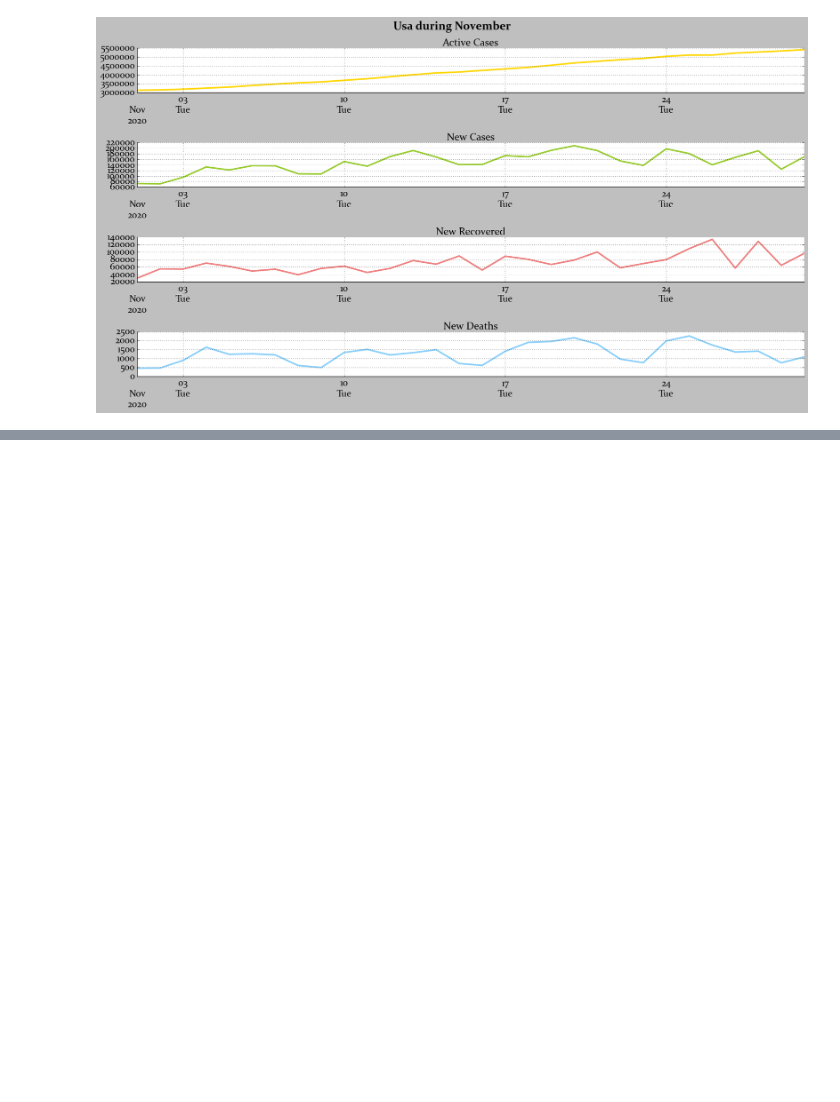
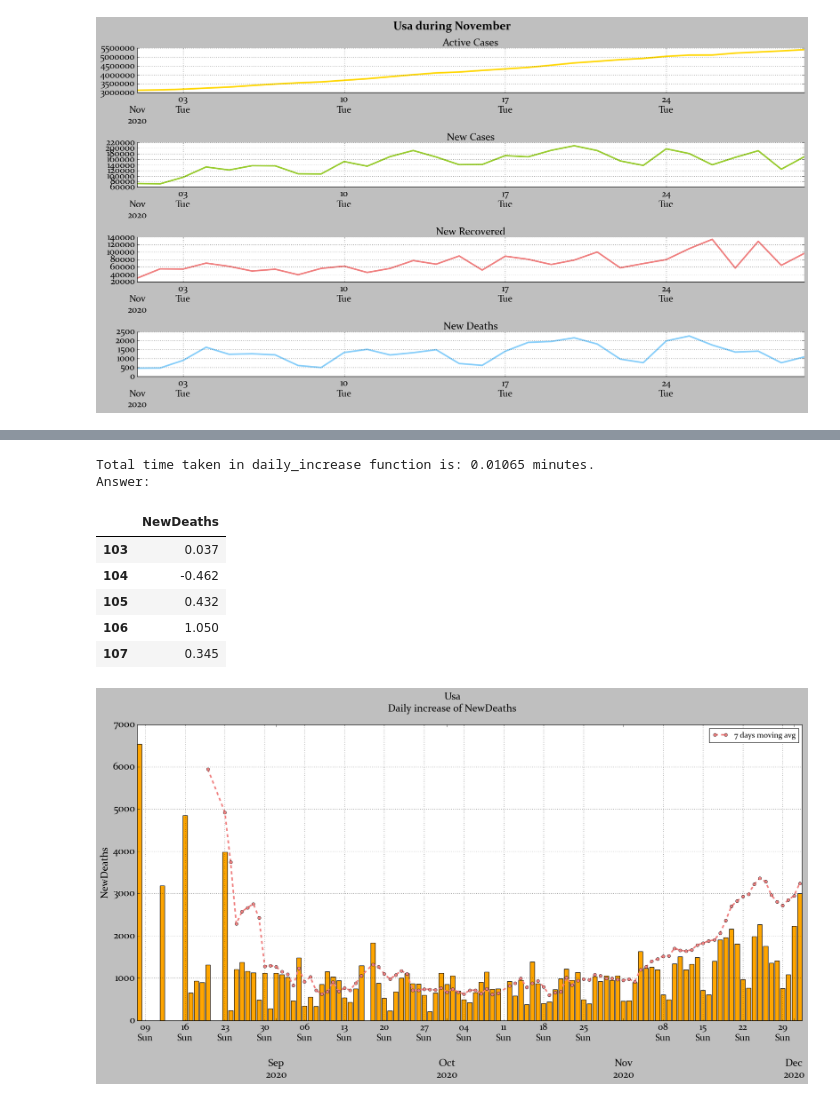
Before and after one commit to BimiLevi/Covid19, a Jupyter notebook: analysis/country_analysis.ipynb, the cells around one changed output, grey strips where cells are left out. Cells and saved outputs as stored; diff of their text form; code cells hidden in the pictures; blank space fills up the shorter version.

```diff
--- a/analysis/country_analysis.ipynb
+++ b/analysis/country_analysis.ipynb
@@ -118,0 +172,15 @@ for month in months_info['Month'].tolist():
+# %%
+death_rate = df['NewDeaths'].pct_change()
+country.daily_increase('NewDeaths', save = True)
+print('Answer:')
+pd.DataFrame(death_rate.tail(5))
+# %% [output]
+Total time taken in daily_increase function is: 0.01065 minutes.
+Answer:
+|  | NewDeaths |
+| 103 | 0.037 |
+| 104 | -0.462 |
+| 105 | 0.432 |
+| 106 | 1.050 |
+| 107 | 0.345 |
+[figure, added]
```
Also changed, not shown: parts of 16 cells of this notebook, 8 other files.
